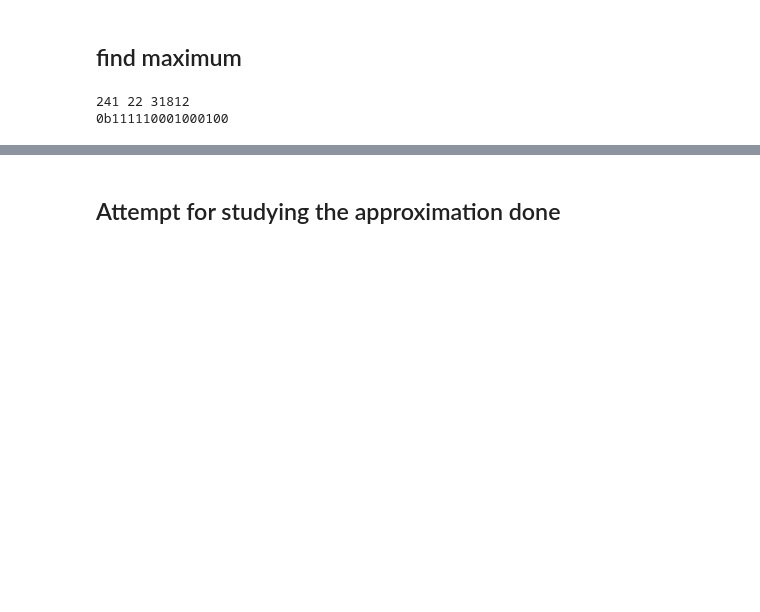
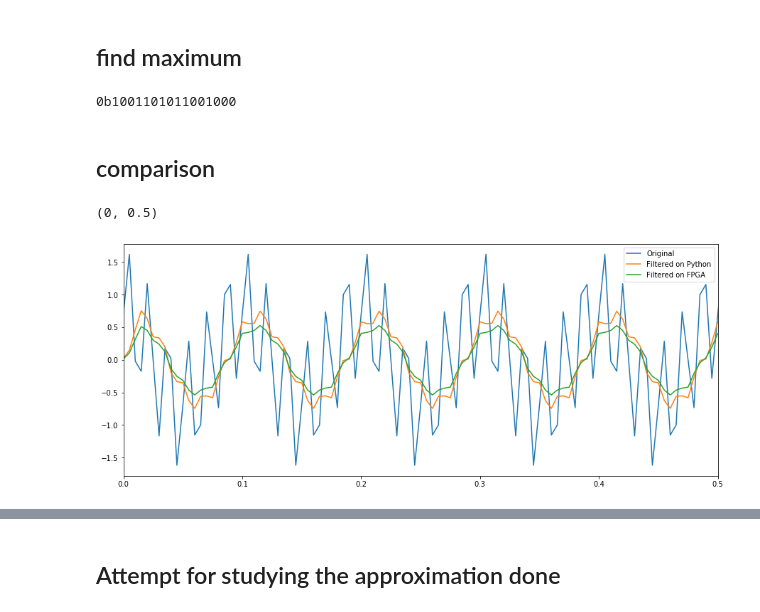
Before and after one commit to dariobaron/MAPD-A-fir-filter, a Jupyter notebook: FIRfilter_python.ipynb, the cells around one changed output, grey strips where cells are left out. Saved outputs shown, nothing was run; the diff lists cells and outputs as text; code cells hidden in the pictures; blank space fills up the shorter version.

```diff
--- a/FIRfilter_python.ipynb
+++ b/FIRfilter_python.ipynb
@@ -108,11 +104,26 @@ print([bin(i) for i in tmp])
 # %% [markdown]
 ## find maximum
 # %%
-s = max(double_to_signed(y, Q))
-t = max(double_to_signed(taps, Q))
+s_max = max(double_to_signed(y, Q))
+t_max = max(double_to_signed(taps, Q))
 
-mult = s * t * 6
+mult = s_max * t_max * 6
 print(bin(mult))
 # %% [output]
-241 22 31812
-0b111110001000100
+0b1001101011001000
+# %% [markdown]
+## comparison
+# %%
+filtered_by_fpga = np.loadtxt("filtered_signal.txt")
+
+plt.figure(figsize=(15,6))
+plt.plot(t, y, label="Original")
+plt.plot(t, filtered_y, label="Filtered on Python")
+plt.plot(t, filtered_by_fpga, label="Filtered on FPGA")
+plt.legend()
+plt.xlim(0, 0.5)
+
+#filtered_y / filtered_by_fpga
+# %% [output]
+(0, 0.5)
+[figure, added]
```
Also changed, not shown: parts of 10 cells of this notebook, 7 other files.
